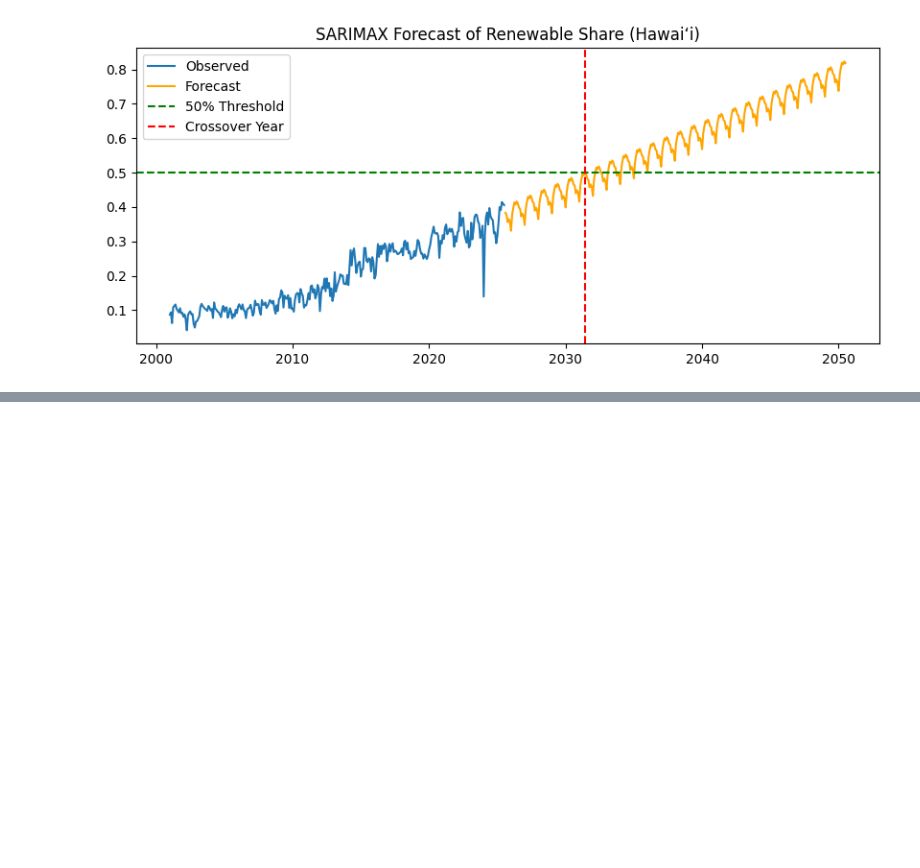
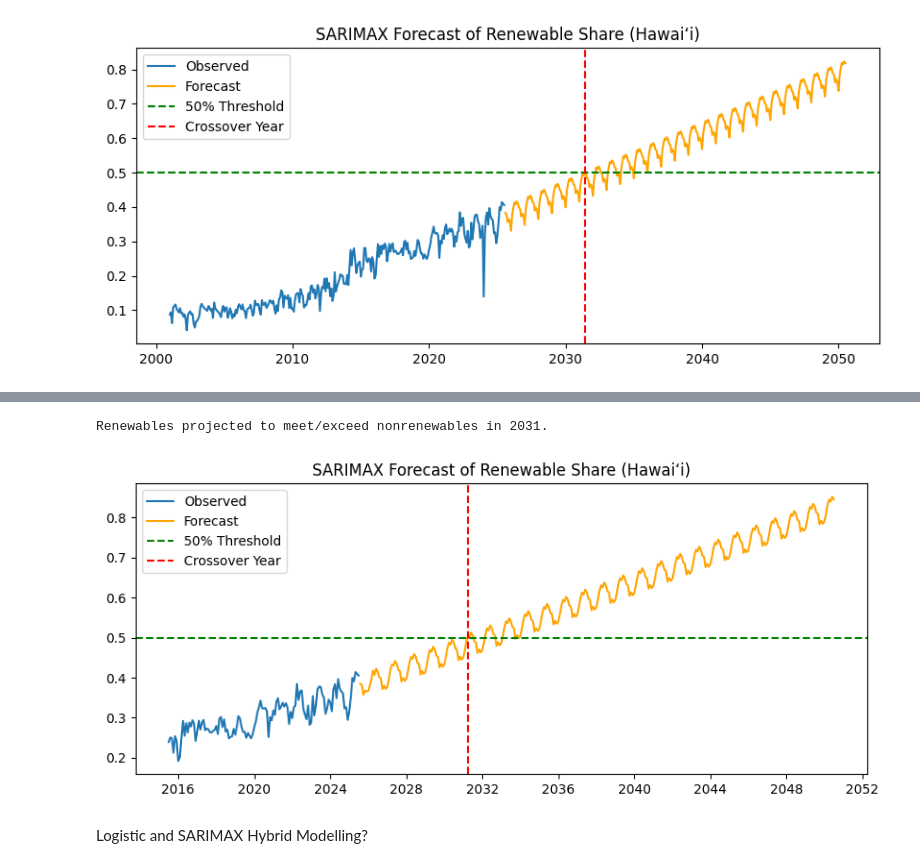
Before and after one commit to ashleyholen/Data-Science-Capstone, a Jupyter notebook: capstone.ipynb, the cells around one changed output, grey strips where cells are left out. Drawn from its saved outputs; the diff is of its cells as text; code cells hidden in the pictures; blank space fills up the shorter version.

```diff
--- a/capstone.ipynb
+++ b/capstone.ipynb
@@ -945,0 +992,9 @@ plt.show()
+# %%
+# Define target and exog
+y = ml_last10.set_index('date')['renewable_share']
+exog = ml_last10.set_index('date')[['post_coal']]
+
+# Fit SARIMAX
+model_10yr = SARIMAX(y, order=(1,1,1), seasonal_order=(1,1,1,12), exog=exog)
+fit = model_10yr.fit(disp=False)
+print(fit.summary())
@@ -945,0 +1019,30 @@ plt.show()
+# %%
+steps = 300
+future_dates = pd.date_range(start=ml_last10['date'].max(), periods=steps+1, freq='M')[1:]
+future_exog = pd.DataFrame({'post_coal': 1}, index=future_dates)
+
+forecast = fit.get_forecast(steps=steps, exog=future_exog)
+pred_mean = forecast.predicted_mean.clip(0, 1)  # keep within 0-1 range
+# %%
+# Combine past + forecast
+combined = pd.concat([y, pred_mean.rename('forecast')])
+
+# First time forecast >= 0.5 (i.e., renewables ≥ nonrenewables)
+crossover = combined[combined >= 0.5].index[0]
+print(f"Renewables projected to meet/exceed nonrenewables in {crossover.year}.")
+# %% [output]
+Renewables projected to meet/exceed nonrenewables in 2031.
+# %%
+plt.figure(figsize=(10,4))
+
+plt.plot(ml_last10['date'], y, label='Observed')
+plt.plot(pred_mean.index, pred_mean, label='Forecast', color='orange')
+plt.axhline(0.5, color='green', linestyle='--', label='50% Threshold')
+plt.axvline(crossover, color='red', linestyle='--', label='Crossover Year')
+plt.legend()
+plt.title("SARIMAX Forecast of Renewable Share (Hawaiʻi)")
+plt.show()
+# %% [output]
+[figure, added]
+# %% [markdown]
+Logistic and SARIMAX Hybrid Modelling?
```
Also changed, not shown: parts of 11 cells of this notebook.
